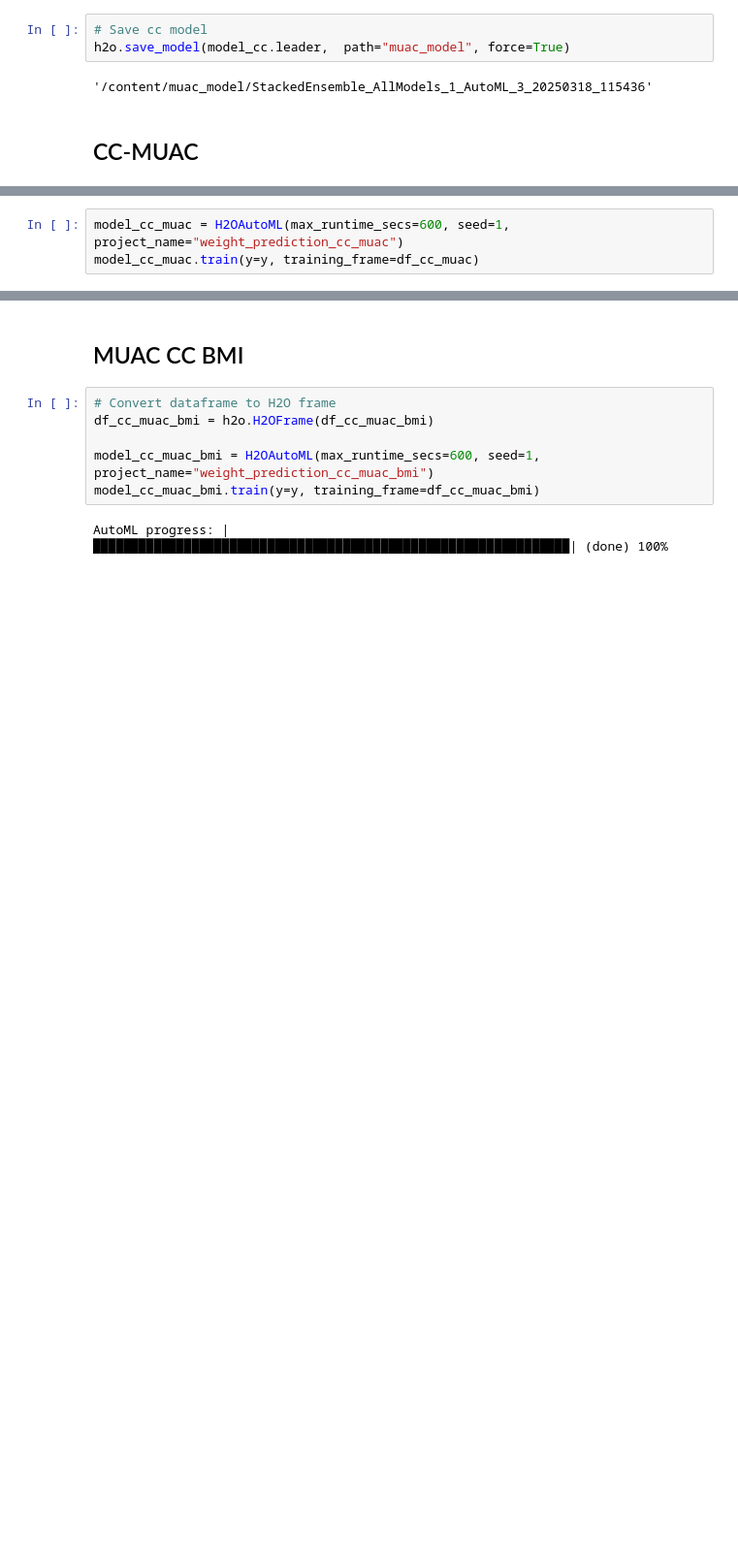
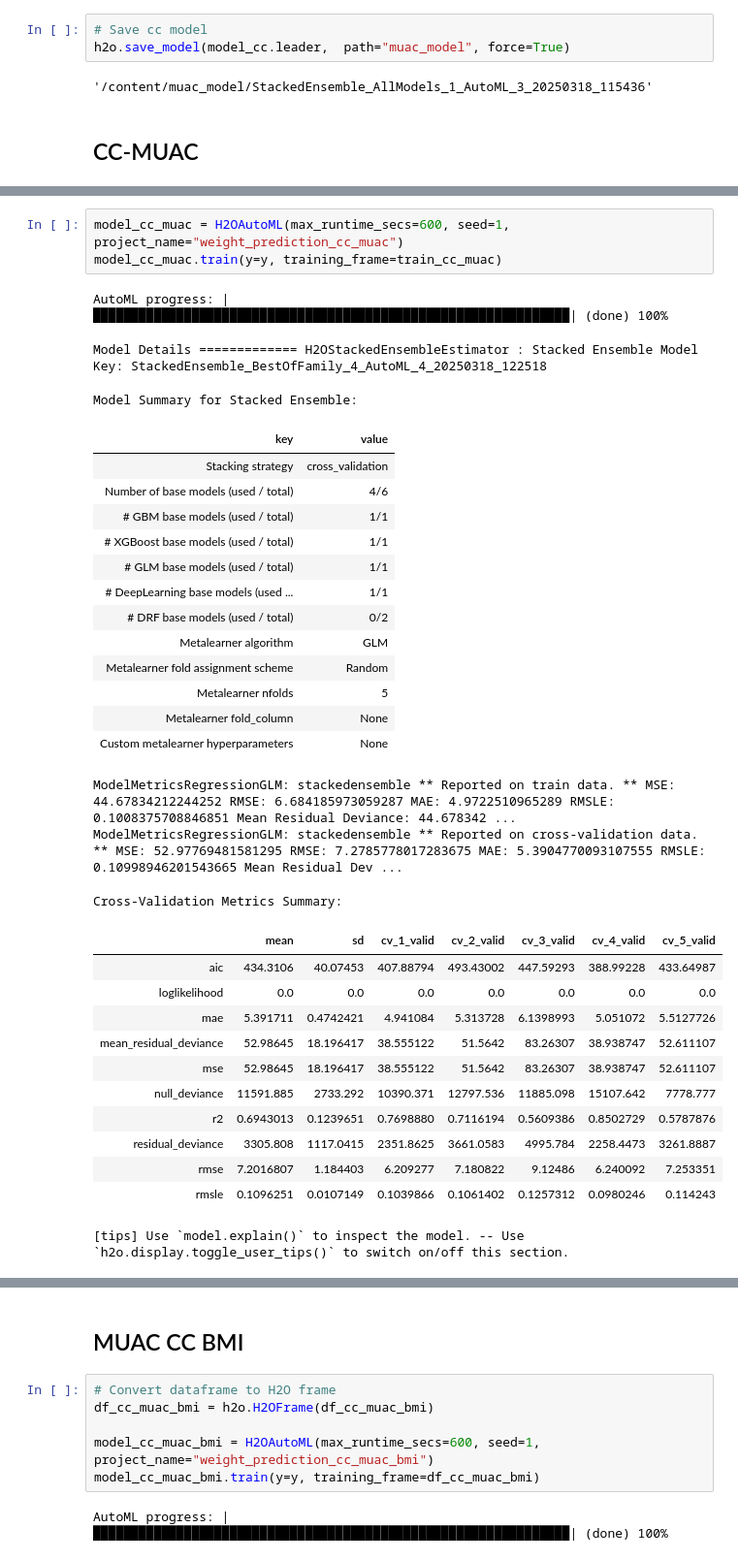
Before and after one commit to KomlaRD/Adult-Weight-Estimation, a Jupyter notebook: muac_machine_learning.ipynb, the cells around one changed output, grey strips where cells are left out. Shown at 97% size. Drawn from its saved outputs; the diff is of its cells as text; blank space fills up the shorter version.

```diff
--- a/muac_machine_learning.ipynb
+++ b/muac_machine_learning.ipynb
@@ -744,3 +714,35 @@ Cross-Validation Metrics Summary:
 # %%
 model_cc_muac = H2OAutoML(max_runtime_secs=600, seed=1, project_name="weight_prediction_cc_muac")
-model_cc_muac.train(y=y, training_frame=df_cc_muac)
+model_cc_muac.train(y=y, training_frame=train_cc_muac)
+# %% [output]
+AutoML progress: |███████████████████████████████████████████████████████████████| (done) 100%
+Model Details ============= H2OStackedEnsembleEstimator : Stacked Ensemble Model Key: StackedEnsemble_BestOfFamily_4_AutoML_4_20250318_122518
+Model Summary for Stacked Ensemble:
+| key | value |
+| Stacking strategy | cross_validation |
+| Number of base models (used / total) | 4/6 |
+| # GBM base models (used / total) | 1/1 |
+| # XGBoost base models (used / total) | 1/1 |
+| # GLM base models (used / total) | 1/1 |
+| # DeepLearning base models (used ... | 1/1 |
+| # DRF base models (used / total) | 0/2 |
+| Metalearner algorithm | GLM |
+| Metalearner fold assignment scheme | Random |
+| Metalearner nfolds | 5 |
+| Metalearner fold_column | None |
+| Custom metalearner hyperparameters | None |
+ModelMetricsRegressionGLM: stackedensemble ** Reported on train data. ** MSE: 44.67834212244252 RMSE: 6.684185973059287 MAE: 4.9722510965289 RMSLE: 0.1008375708846851 Mean Residual Deviance: 44.678342 ...
+ModelMetricsRegressionGLM: stackedensemble ** Reported on cross-validation data. ** MSE: 52.97769481581295 RMSE: 7.2785778017283675 MAE: 5.3904770093107555 RMSLE: 0.10998946201543665 Mean Residual Dev ...
+Cross-Validation Metrics Summary:
+|  | mean | sd | cv_1_valid | cv_2_valid | cv_3_valid | cv_4_valid | cv_5_valid |
+| aic | 434.3106 | 40.07453 | 407.88794 | 493.43002 | 447.59293 | 388.99228 | 433.64987 |
+| loglikelihood | 0.0 | 0.0 | 0.0 | 0.0 | 0.0 | 0.0 | 0.0 |
+| mae | 5.391711 | 0.4742421 | 4.941084 | 5.313728 | 6.1398993 | 5.051072 | 5.5127726 |
+| mean_residual_deviance | 52.98645 | 18.196417 | 38.555122 | 51.5642 | 83.26307 | 38.938747 | 52.611107 |
+| mse | 52.98645 | 18.196417 | 38.555122 | 51.5642 | 83.26307 | 38.938747 | 52.611107 |
+| null_deviance | 11591.885 | 2733.292 | 10390.371 | 12797.536 | 11885.098 | 15107.642 | 7778.777 |
+| r2 | 0.6943013 | 0.1239651 | 0.7698880 | 0.7116194 | 0.5609386 | 0.8502729 | 0.5787876 |
+| residual_deviance | 3305.808 | 1117.0415 | 2351.8625 | 3661.0583 | 4995.784 | 2258.4473 | 3261.8887 |
+| rmse | 7.2016807 | 1.184403 | 6.209277 | 7.180822 | 9.12486 | 6.240092 | 7.253351 |
+| rmsle | 0.1096251 | 0.0107149 | 0.1039866 | 0.1061402 | 0.1257312 | 0.0980246 | 0.114243 |
+[tips] Use `model.explain()` to inspect the model. -- Use `h2o.display.toggle_user_tips()` to switch on/off this section.
```
Also changed, not shown: parts of 4 cells of this notebook.
